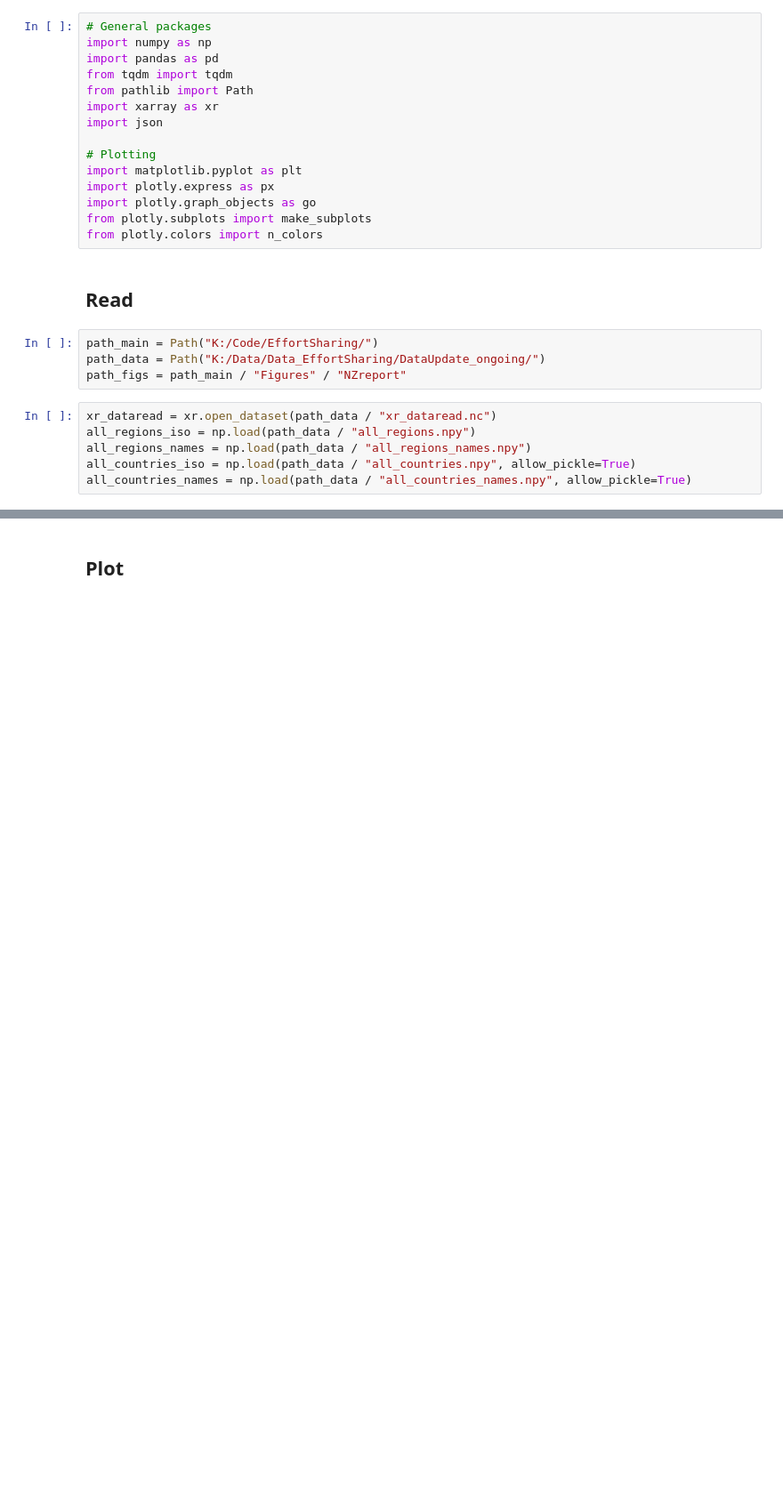
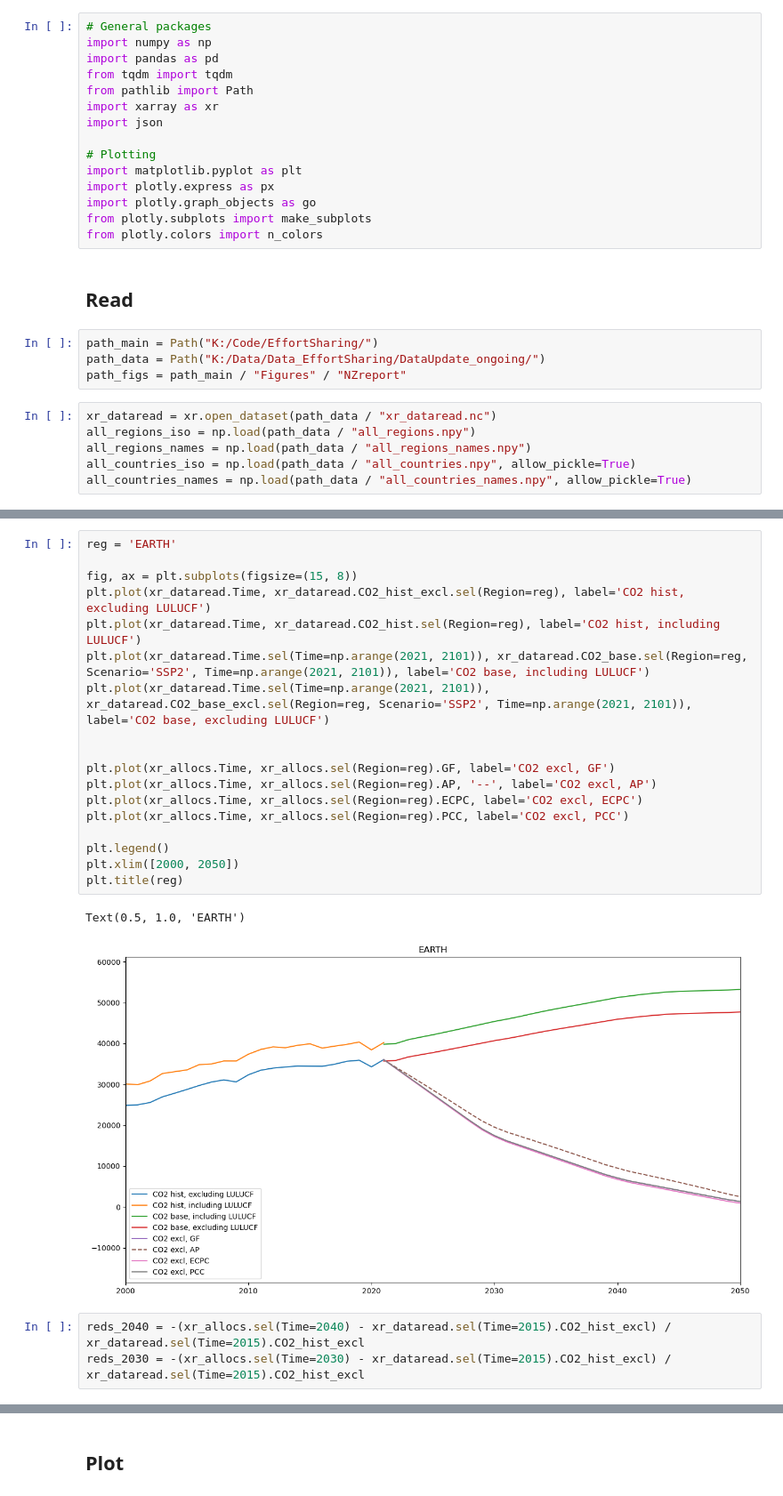
Before and after one commit to imagepbl/effort-sharing, a Jupyter notebook: Plotting/NZreport/Figure_reductions.ipynb, the cells around one changed output, grey strips where cells are left out. Shown: that part at 89% size. Saved outputs shown, nothing was run; the diff lists cells and outputs as text; blank space fills up the shorter version.

```diff
--- a/Plotting/NZreport/Figure_reductions.ipynb
+++ b/Plotting/NZreport/Figure_reductions.ipynb
@@ -120,0 +81,24 @@ Coordinates:
+# %%
+reg = 'EARTH'
+
+fig, ax = plt.subplots(figsize=(15, 8))
+plt.plot(xr_dataread.Time, xr_dataread.CO2_hist_excl.sel(Region=reg), label='CO2 hist, excluding LULUCF')
+plt.plot(xr_dataread.Time, xr_dataread.CO2_hist.sel(Region=reg), label='CO2 hist, including LULUCF')
+plt.plot(xr_dataread.Time.sel(Time=np.arange(2021, 2101)), xr_dataread.CO2_base.sel(Region=reg, Scenario='SSP2', Time=np.arange(2021, 2101)), label='CO2 base, including LULUCF')
+plt.plot(xr_dataread.Time.sel(Time=np.arange(2021, 2101)), xr_dataread.CO2_base_excl.sel(Region=reg, Scenario='SSP2', Time=np.arange(2021, 2101)), label='CO2 base, excluding LULUCF')
+
+
+plt.plot(xr_allocs.Time, xr_allocs.sel(Region=reg).GF, label='CO2 excl, GF')
+plt.plot(xr_allocs.Time, xr_allocs.sel(Region=reg).AP, '--', label='CO2 excl, AP')
+plt.plot(xr_allocs.Time, xr_allocs.sel(Region=reg).ECPC, label='CO2 excl, ECPC')
+plt.plot(xr_allocs.Time, xr_allocs.sel(Region=reg).PCC, label='CO2 excl, PCC')
+
+plt.legend()
+plt.xlim([2000, 2050])
+plt.title(reg)
+# %% [output]
+Text(0.5, 1.0, 'EARTH')
+[figure, added]
+# %%
+reds_2040 = -(xr_allocs.sel(Time=2040) - xr_dataread.sel(Time=2015).CO2_hist_excl) / xr_dataread.sel(Time=2015).CO2_hist_excl
+reds_2030 = -(xr_allocs.sel(Time=2030) - xr_dataread.sel(Time=2015).CO2_hist_excl) / xr_dataread.sel(Time=2015).CO2_hist_excl
```
Also changed, not shown: parts of 15 cells of this notebook, 3 other files.
